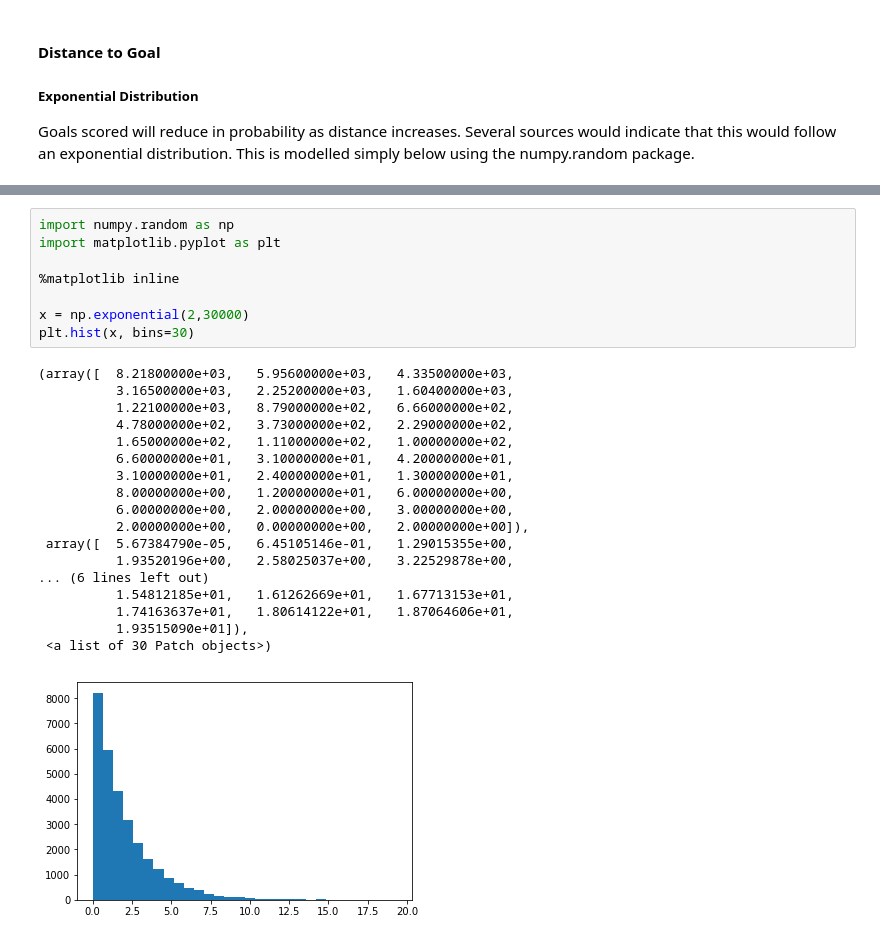
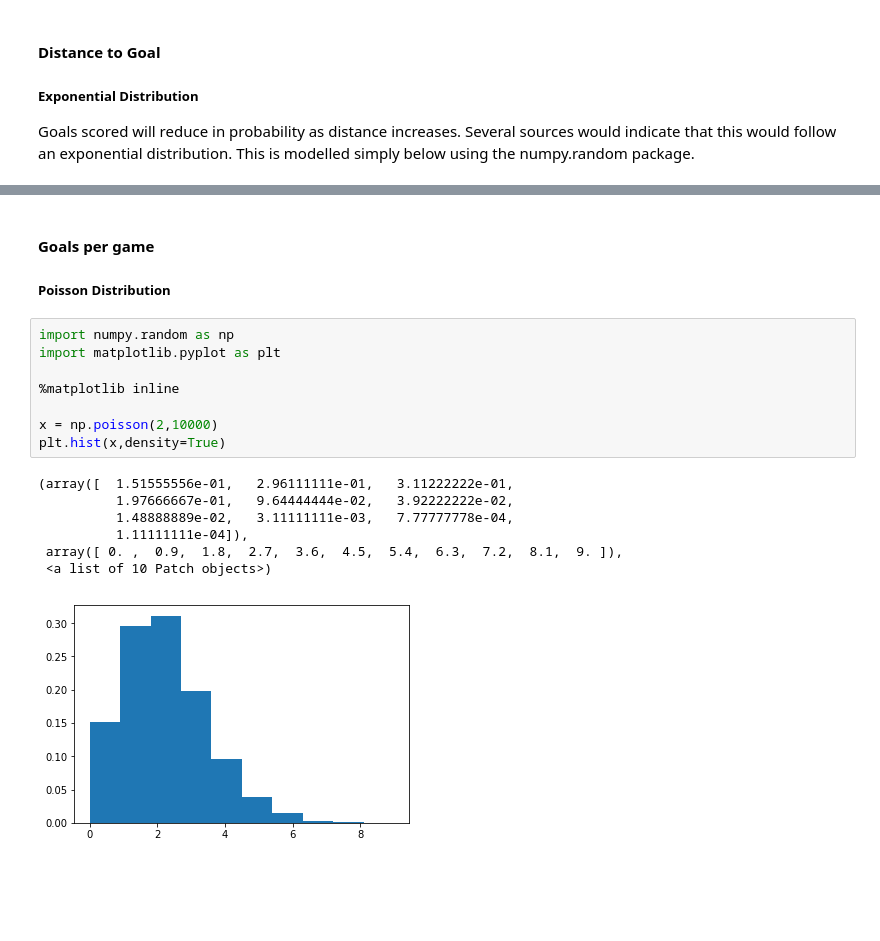
Before and after one commit to G00364690/PDA-Project, a Jupyter notebook: PDA-Project.ipynb, the cells around one changed output, grey strips where cells are left out. Drawn from its saved outputs; the diff is of its cells as text; blank space fills up the shorter version.

Commit message:
Density function added

```diff
--- a/PDA-Project.ipynb
+++ b/PDA-Project.ipynb
@@ -79,27 +142,20 @@ Goals scored will reduce in probability as distance increases. Several sources w
+# %% [markdown]
+#### Goals per game
+
+##### Poisson Distribution
 # %%
 import numpy.random as np
 import matplotlib.pyplot as plt
 
 %matplotlib inline
 
-x = np.exponential(2,30000)
-plt.hist(x, bins=30)
+x = np.poisson(2,10000)
+plt.hist(x,density=True)
 # %% [output]
-(array([  8.21800000e+03,   5.95600000e+03,   4.33500000e+03,
-          3.16500000e+03,   2.25200000e+03,   1.60400000e+03,
-          1.22100000e+03,   8.79000000e+02,   6.66000000e+02,
-          4.78000000e+02,   3.73000000e+02,   2.29000000e+02,
-          1.65000000e+02,   1.11000000e+02,   1.00000000e+02,
-          6.60000000e+01,   3.10000000e+01,   4.20000000e+01,
-          3.10000000e+01,   2.40000000e+01,   1.30000000e+01,
-          8.00000000e+00,   1.20000000e+01,   6.00000000e+00,
-          6.00000000e+00,   2.00000000e+00,   3.00000000e+00,
-          2.00000000e+00,   0.00000000e+00,   2.00000000e+00]),
- array([  5.67384790e-05,   6.45105146e-01,   1.29015355e+00,
-          1.93520196e+00,   2.58025037e+00,   3.22529878e+00,
-... (6 lines left out)
-          1.54812185e+01,   1.61262669e+01,   1.67713153e+01,
-          1.74163637e+01,   1.80614122e+01,   1.87064606e+01,
-          1.93515090e+01]),
- <a list of 30 Patch objects>)
+(array([  1.51555556e-01,   2.96111111e-01,   3.11222222e-01,
+          1.97666667e-01,   9.64444444e-02,   3.92222222e-02,
+          1.48888889e-02,   3.11111111e-03,   7.77777778e-04,
+          1.11111111e-04]),
+ array([ 0. ,  0.9,  1.8,  2.7,  3.6,  4.5,  5.4,  6.3,  7.2,  8.1,  9. ]),
+ <a list of 10 Patch objects>)
-[figure, old version]
+[figure, new version]
```
Also changed, not shown: parts of 4 cells of this notebook.
